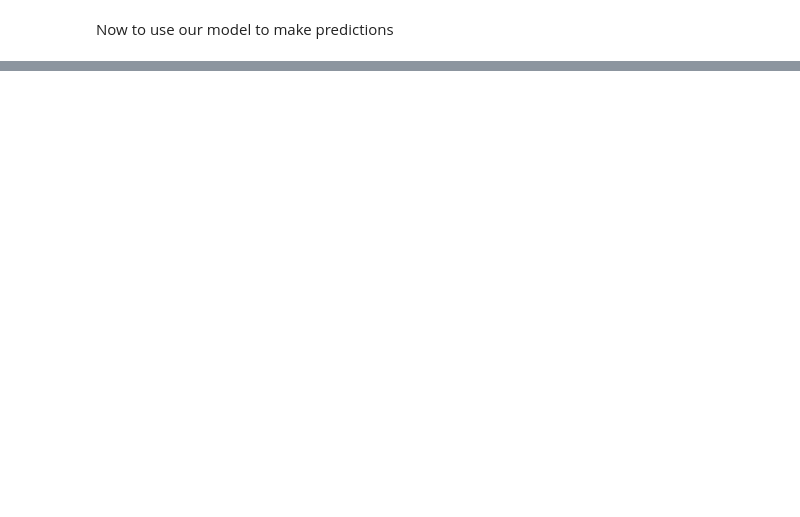
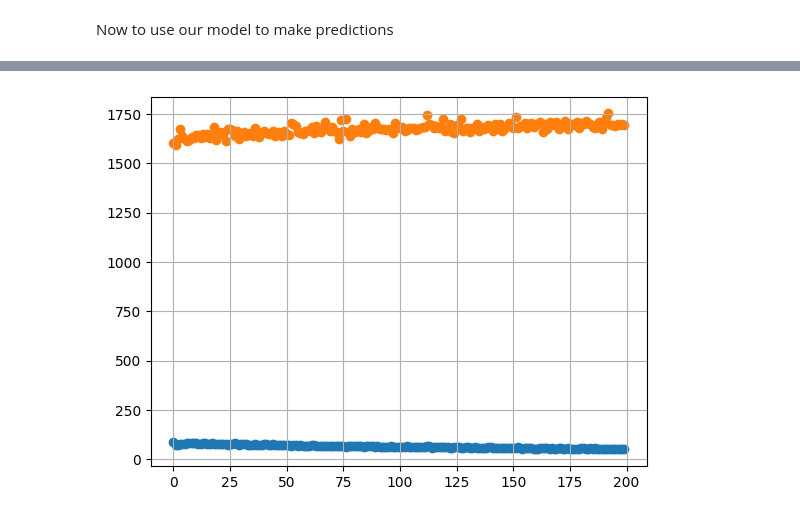
Before and after one commit to wmezadev/CSE-450-TEAM-4, a Jupyter notebook: draft/BikeNetwork.ipynb, the cells around one changed output, grey strips where cells are left out. Cells and saved outputs as stored; diff of their text form; code cells hidden in the pictures; blank space fills up the shorter version.

```diff
--- a/draft/BikeNetwork.ipynb
+++ b/draft/BikeNetwork.ipynb
@@ -109,0 +119,21 @@ X_train, X_test, y_train, y_test = train_test_split(scaled_features, target, tes
+# %%
+from math import remainder
+scalable_features = ['weathersit', 'hum', 'windspeed', 'temp_c', 'feels_like_c']
+categorical_features = ['season', 'hr', 'holiday', 'workingday', 'weathersit', 'day', 'month', 'year', 'day_of_week']
+
+preprocessor = ColumnTransformer(
+    transformers=[
+        ('scalable', MinMaxScaler(), scalable_features),
+        ('categorical', OneHotEncoder(sparse_output=False), categorical_features)],
+    remainder='passthrough'
+        )
+
+
+
+# Fit and transform the training features
+X_train_transformed = preprocessor.fit_transform(X_train)
+
+# Transform the testing features
+X_test_transformed = preprocessor.transform(X_test)
+
+print(X_train.shape)
@@ -111,21 +149,18 @@ X_train, X_test, y_train, y_test = train_test_split(scaled_features, target, tes
 Time to build the actual model
 # %%
 #we need the number of features for this.
-num_features = scaled_features.shape[1]
 
 
-model = tf.keras.models.Sequential([
-    tf.keras.layers.Dense(80, activation='relu', input_shape=(num_features,)),
-    tf.keras.layers.Dense(60, activation='relu'),
-    tf.keras.layers.Dense(40, activation='relu'),
-    tf.keras.layers.Dense(20, activation='relu'),
-    tf.keras.layers.Dense(1)  # Output layer
+
+model = Sequential([
+    Dense(100, activation='relu', input_shape=(X_train_transformed.shape[1],)),
+    Dense(100, activation='relu'),
+    Dense(1, activation=None)
 ])
+
 
 #compiling the model, using mean squared error since it works great for neural networks
 #and the adam optimizer
 model.compile(loss='mean_squared_error', optimizer='adam')
 # %% [markdown]
 Lets train the model now!
-# %%
-model.fit(X_train, y_train, epochs=150, batch_size=14) #epoch 100 is a LOT, we can reduce this to avoid overfitting if we choose.
@@ -150,0 +167,3 @@ Epoch 150/150
+# %%
+# Train the model
+model_fit = model.fit(X_train_transformed, y_train, epochs=200, batch_size=32, validation_data=(X_test_transformed, y_test))
@@ -170,0 +198,8 @@ Mean Squared Error: 4695.798828125
+# %%
+plt.scatter(x=model_fit.epoch, y=model_fit.history['loss'], label='loss')
+
+plt.scatter(x=model_fit.epoch, y=model_fit.history['val_loss'], label='val_loss')
+
+plt.grid(True)
+# %% [output]
+[figure, added]
```
Also changed, not shown: parts of 14 cells of this notebook.
